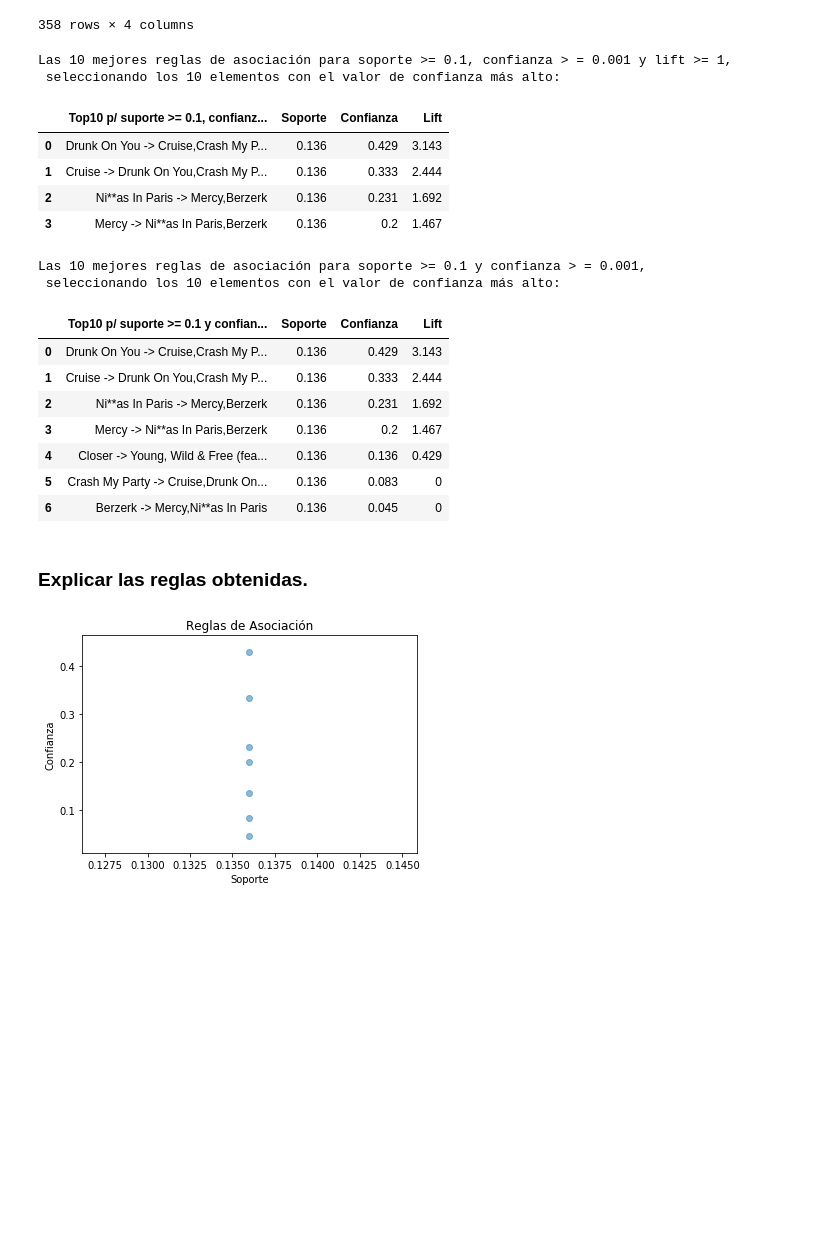
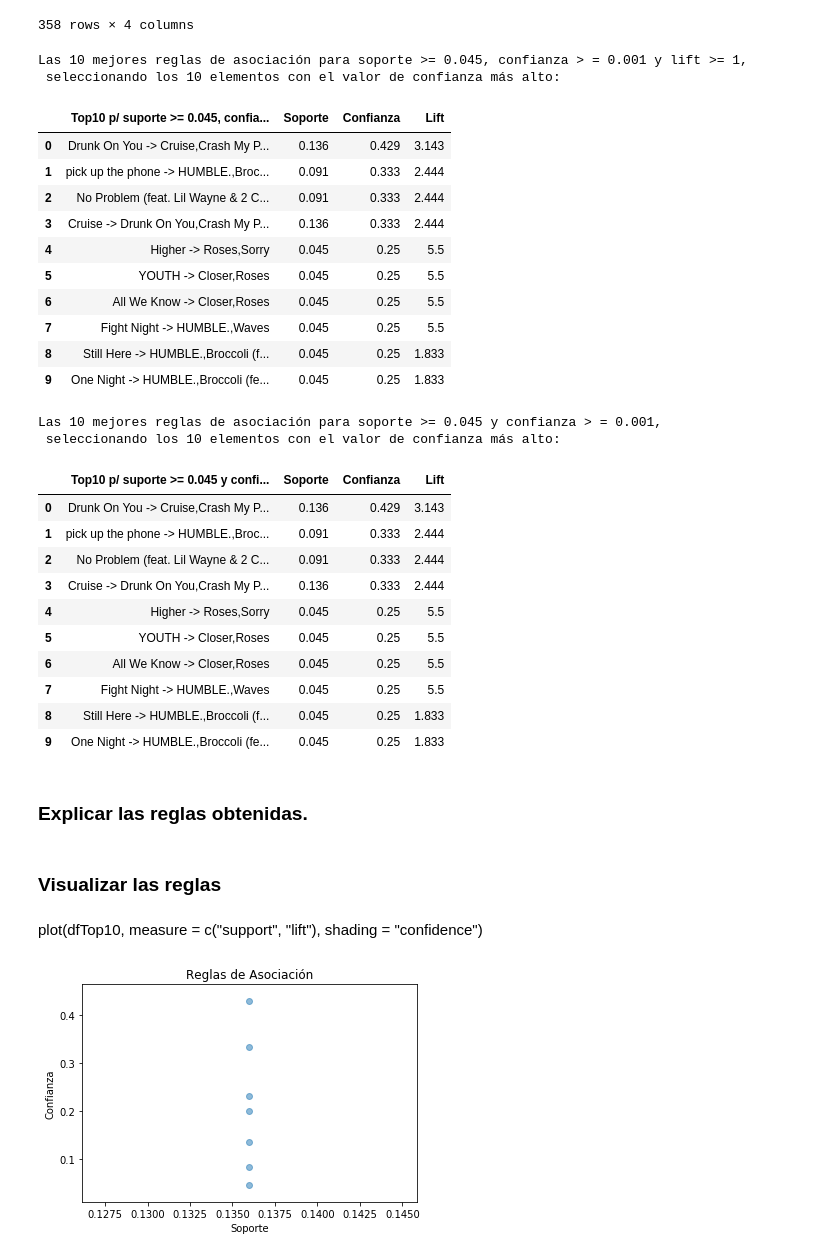
Before and after one commit to FranciscaCerquinho/MineriaDeDatos_FPGrowth, a Jupyter notebook: tarea1.ipynb, the cells around one changed output. Drawn from its saved outputs; the diff is of its cells as text; code cells hidden in the pictures; blank space fills up the shorter version.

Commit message:
fix print errors

```diff
--- a/tarea1.ipynb
+++ b/tarea1.ipynb
@@ -588,13 +597,13 @@ def join(singular_itemsets, comb):
 dict_itemsets_conf_sup = {}
 table_vals = []
 max_value = max(itemset_freq.values())
-
+arrayOfTuples = []
 for itemset, support in itemset_freq.items():
-   # print(itemset)
     if itemset.find(','):
         split = itemset.split(',')
         #Hacer todas las combinaciones posibles para calcular la confianza de cada itemset
         combinations = join(split,[])
+       # print('combinations',combinations)
         #Para cada combinación calcular la confianza y agregar al diccionario dict_itemsets_confidence
         for comb in combinations:
             aux_X = set(split)-set(comb)
@@ -622,6 +631,7 @@ for itemset, support in itemset_freq.items():
                         lift = confidence / supportY
 
                 string = X + ' -> ' + Y
+                arrayOfTuples.append((X,Y))
                 conf_sup = str(round(supportXY,3)) + ',' + str(round(confidence,3)) + ',' + str(round(lift,3))
                 dict_itemsets_conf_sup[string] = conf_sup
                 if confidence != 0 and lift != 0:
@@ -674,40 +684,46 @@ def top10ReglasSupConfLift(dict_itemsets_conf_sup,support, confidence, lift):
     top10 = [i[0] for i in list_aux]
 
     return top10[:10]
 
 
-desiredSupport = 0.1
+desiredSupport = 0.045
 desiredConfidence = 0.001
 desiredLift = 1
 top10SupConfLift = top10ReglasSupConfLift(dict_itemsets_conf_sup,desiredSupport,desiredConfidence, desiredLift)
 
 #Tabla
 top10SupConfLift_tabla = []
 for regla in top10SupConfLift:
     value = dict_itemsets_conf_sup[regla]
     conf_sup = value.split(',')
     conf_sup.insert(0,regla)
     top10SupConfLift_tabla.append(conf_sup)
 
 if len(top10SupConfLift_tabla) == 0:
     print ('No existen 10 associaciónes para soporte >= {}, confianza > = {} y lift >= {}'.format(desiredSupport,desiredConfidence, desiredLift))
 else:
     print("Las 10 mejores reglas de asociación para soporte >= {}, confianza > = {} y lift >= {},\n seleccionando los 10 elementos con el valor de confianza más alto:"
           .format(desiredSupport,desiredConfidence,desiredLift))
 
     col_labels_top10 = ['Top10 p/ suporte >= {}, confianza > = {} y lift >= {}'.format(desiredSupport,desiredConfidence,desiredLift),'Soporte','Confianza','Lift']
     dfTop10SupConfLift = pd.DataFrame(top10SupConfLift_tabla)
     dfTop10SupConfLift.columns = col_labels_top10
 
 dfTop10SupConfLift.head(len(top10SupConfLift_tabla))
 # %% [output]
-Las 10 mejores reglas de asociación para soporte >= 0.1, confianza > = 0.001 y lift >= 1,
+Las 10 mejores reglas de asociación para soporte >= 0.045, confianza > = 0.001 y lift >= 1,
  seleccionando los 10 elementos con el valor de confianza más alto:
-|  | Top10 p/ suporte >= 0.1, confianz... | Soporte | Confianza | Lift |
+|  | Top10 p/ suporte >= 0.045, confia... | Soporte | Confianza | Lift |
 | 0 | Drunk On You -> Cruise,Crash My P... | 0.136 | 0.429 | 3.143 |
-| 1 | Cruise -> Drunk On You,Crash My P... | 0.136 | 0.333 | 2.444 |
-| 2 | Ni**as In Paris -> Mercy,Berzerk | 0.136 | 0.231 | 1.692 |
-| 3 | Mercy -> Ni**as In Paris,Berzerk | 0.136 | 0.2 | 1.467 |
+| 1 | pick up the phone -> HUMBLE.,Broc... | 0.091 | 0.333 | 2.444 |
+| 2 | No Problem (feat. Lil Wayne & 2 C... | 0.091 | 0.333 | 2.444 |
+| 3 | Cruise -> Drunk On You,Crash My P... | 0.136 | 0.333 | 2.444 |
+| 4 | Higher -> Roses,Sorry | 0.045 | 0.25 | 5.5 |
+| 5 | YOUTH -> Closer,Roses | 0.045 | 0.25 | 5.5 |
+| 6 | All We Know -> Closer,Roses | 0.045 | 0.25 | 5.5 |
+| 7 | Fight Night -> HUMBLE.,Waves | 0.045 | 0.25 | 5.5 |
+| 8 | Still Here -> HUMBLE.,Broccoli (f... | 0.045 | 0.25 | 1.833 |
+| 9 | One Night -> HUMBLE.,Broccoli (fe... | 0.045 | 0.25 | 1.833 |
 # %%
 #Filtrar las mejores 10 reglas de acuerdo a dos criterios de calidad definidos
 
@@ -723,7 +739,7 @@ def top10Reglas(dict_itemsets_conf_sup,support, confidence):
     return top10[:10]
 
 
-desiredSupport = 0.1
+desiredSupport = 0.045
 desiredConfidence = 0.001
 
 top10 = top10Reglas(dict_itemsets_conf_sup,desiredSupport,desiredConfidence)
@@ -748,19 +764,27 @@ else:
 
 dfTop10.head(len(top10))
 # %% [output]
-Las 10 mejores reglas de asociación para soporte >= 0.1 y confianza > = 0.001,
+Las 10 mejores reglas de asociación para soporte >= 0.045 y confianza > = 0.001,
  seleccionando los 10 elementos con el valor de confianza más alto:
-|  | Top10 p/ suporte >= 0.1 y confian... | Soporte | Confianza | Lift |
+|  | Top10 p/ suporte >= 0.045 y confi... | Soporte | Confianza | Lift |
 | 0 | Drunk On You -> Cruise,Crash My P... | 0.136 | 0.429 | 3.143 |
-| 1 | Cruise -> Drunk On You,Crash My P... | 0.136 | 0.333 | 2.444 |
-| 2 | Ni**as In Paris -> Mercy,Berzerk | 0.136 | 0.231 | 1.692 |
-| 3 | Mercy -> Ni**as In Paris,Berzerk | 0.136 | 0.2 | 1.467 |
-| 4 | Closer -> Young, Wild & Free (fea... | 0.136 | 0.136 | 0.429 |
-| 5 | Crash My Party -> Cruise,Drunk On... | 0.136 | 0.083 | 0 |
-| 6 | Berzerk -> Mercy,Ni**as In Paris | 0.136 | 0.045 | 0 |
+| 1 | pick up the phone -> HUMBLE.,Broc... | 0.091 | 0.333 | 2.444 |
+| 2 | No Problem (feat. Lil Wayne & 2 C... | 0.091 | 0.333 | 2.444 |
+| 3 | Cruise -> Drunk On You,Crash My P... | 0.136 | 0.333 | 2.444 |
+| 4 | Higher -> Roses,Sorry | 0.045 | 0.25 | 5.5 |
+| 5 | YOUTH -> Closer,Roses | 0.045 | 0.25 | 5.5 |
+| 6 | All We Know -> Closer,Roses | 0.045 | 0.25 | 5.5 |
+| 7 | Fight Night -> HUMBLE.,Waves | 0.045 | 0.25 | 5.5 |
+| 8 | Still Here -> HUMBLE.,Broccoli (f... | 0.045 | 0.25 | 1.833 |
+| 9 | One Night -> HUMBLE.,Broccoli (fe... | 0.045 | 0.25 | 1.833 |
 # %% [markdown]
 
 ###  Explicar las reglas obtenidas.
+# %% [markdown]
+
+### Visualizar las reglas
+# %% [markdown]
+plot(dfTop10, measure = c("support", "lift"), shading = "confidence")
 # %%
 import random
 import matplotlib.pyplot as plt
```
Also changed, not shown: parts of 3 cells of this notebook.
